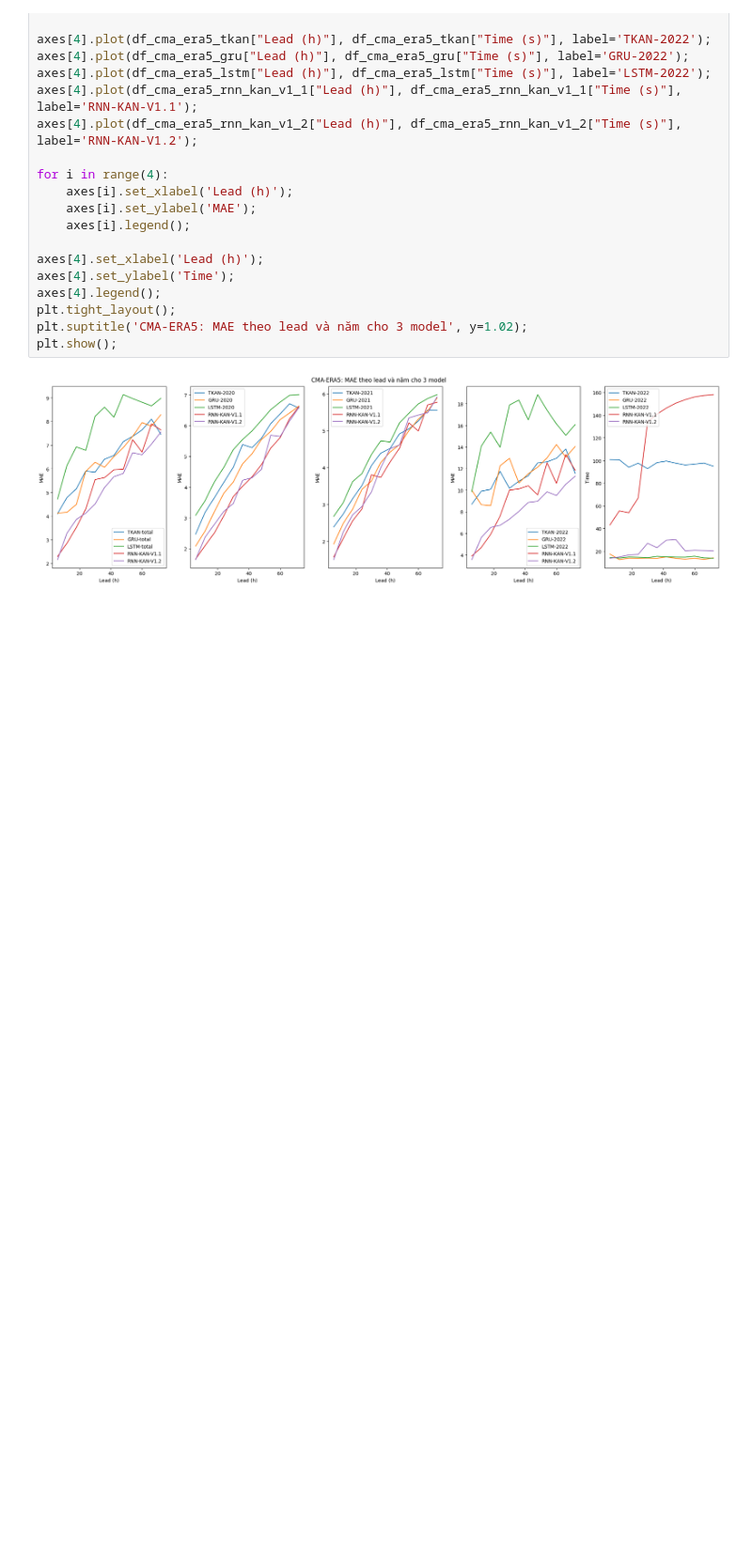
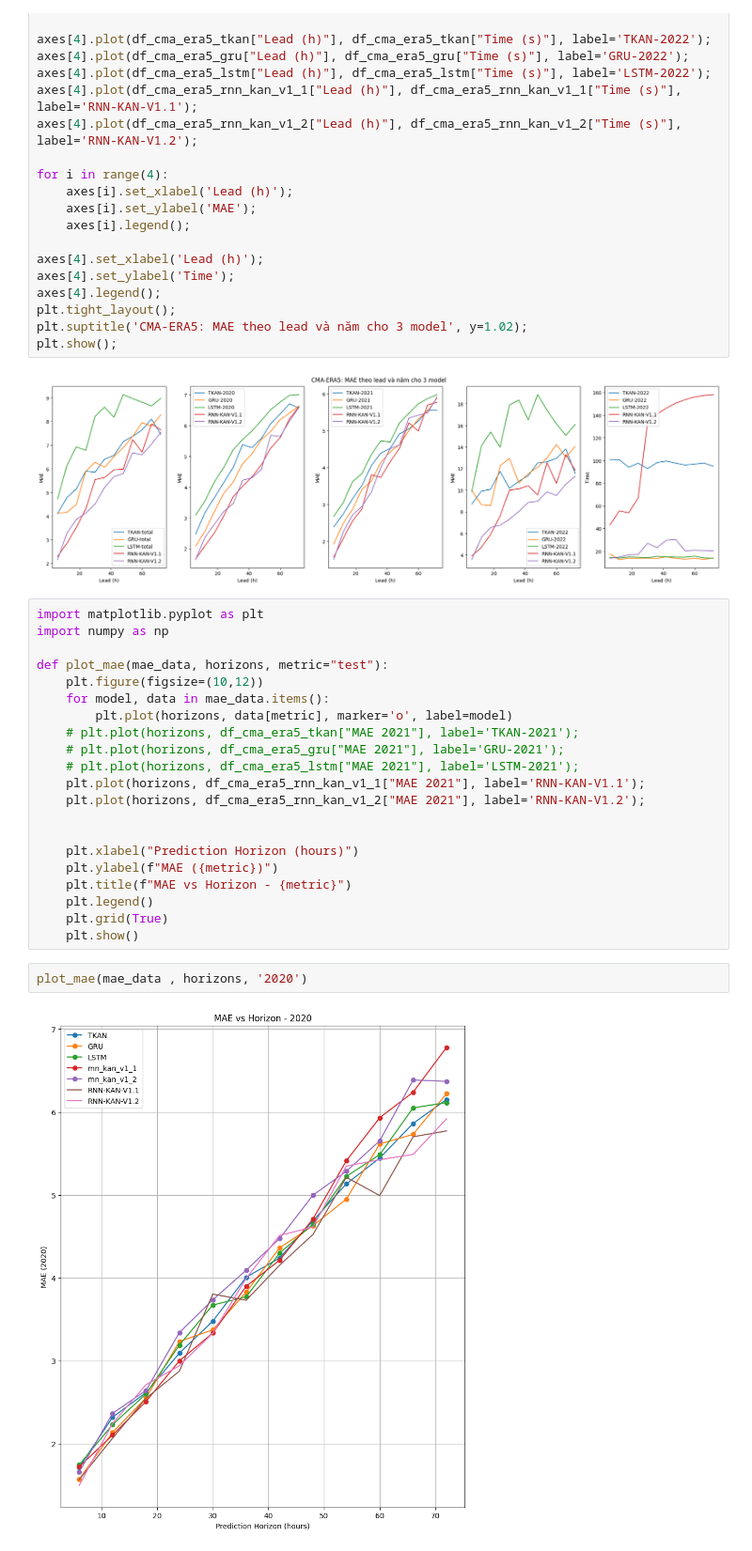
Before and after one commit to minquan-alt/tc-intensity-prediction, a Jupyter notebook: result/performances/performances.ipynb, the cells around one changed output. Shown at 94% size. Saved outputs shown, nothing was run; the diff lists cells and outputs as text; blank space fills up the shorter version.

```diff
--- a/result/performances.ipynb
+++ b/result/performances/performances.ipynb
@@ -177,3 +177,28 @@ plt.suptitle('CMA-ERA5: MAE theo lead và năm cho 3 model', y=1.02);
 plt.show();
 # %% [output]
 [figure]
+# %%
+import matplotlib.pyplot as plt
+import numpy as np
+
+def plot_mae(mae_data, horizons, metric="test"):
+    plt.figure(figsize=(10,12))
+    for model, data in mae_data.items():
+        plt.plot(horizons, data[metric], marker='o', label=model)
+    # plt.plot(horizons, df_cma_era5_tkan["MAE 2021"], label='TKAN-2021');
+    # plt.plot(horizons, df_cma_era5_gru["MAE 2021"], label='GRU-2021');
+    # plt.plot(horizons, df_cma_era5_lstm["MAE 2021"], label='LSTM-2021');
+    plt.plot(horizons, df_cma_era5_rnn_kan_v1_1["MAE 2021"], label='RNN-KAN-V1.1');
+    plt.plot(horizons, df_cma_era5_rnn_kan_v1_2["MAE 2021"], label='RNN-KAN-V1.2');
+
+
+    plt.xlabel("Prediction Horizon (hours)")
+    plt.ylabel(f"MAE ({metric})")
+    plt.title(f"MAE vs Horizon - {metric}")
+    plt.legend()
+    plt.grid(True)
+    plt.show()
+# %%
+plot_mae(mae_data , horizons, '2020')
+# %% [output]
+[figure, added]
```
Also changed, not shown: parts of 2 cells of this notebook, 16 other files.
